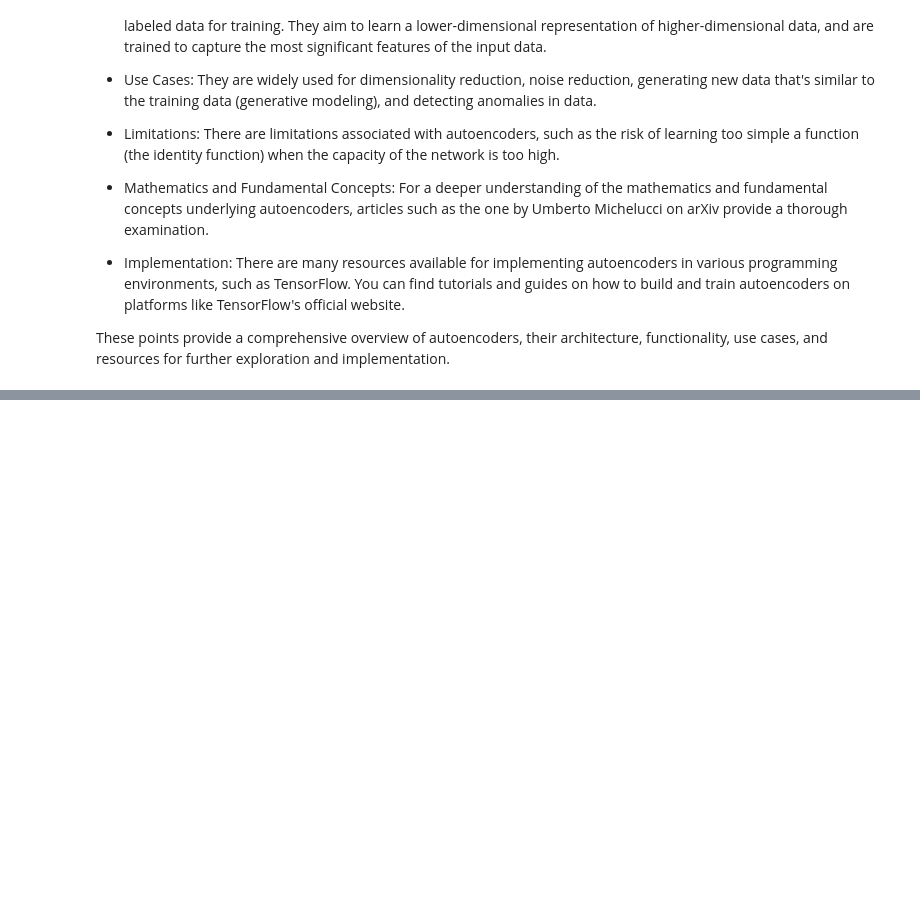
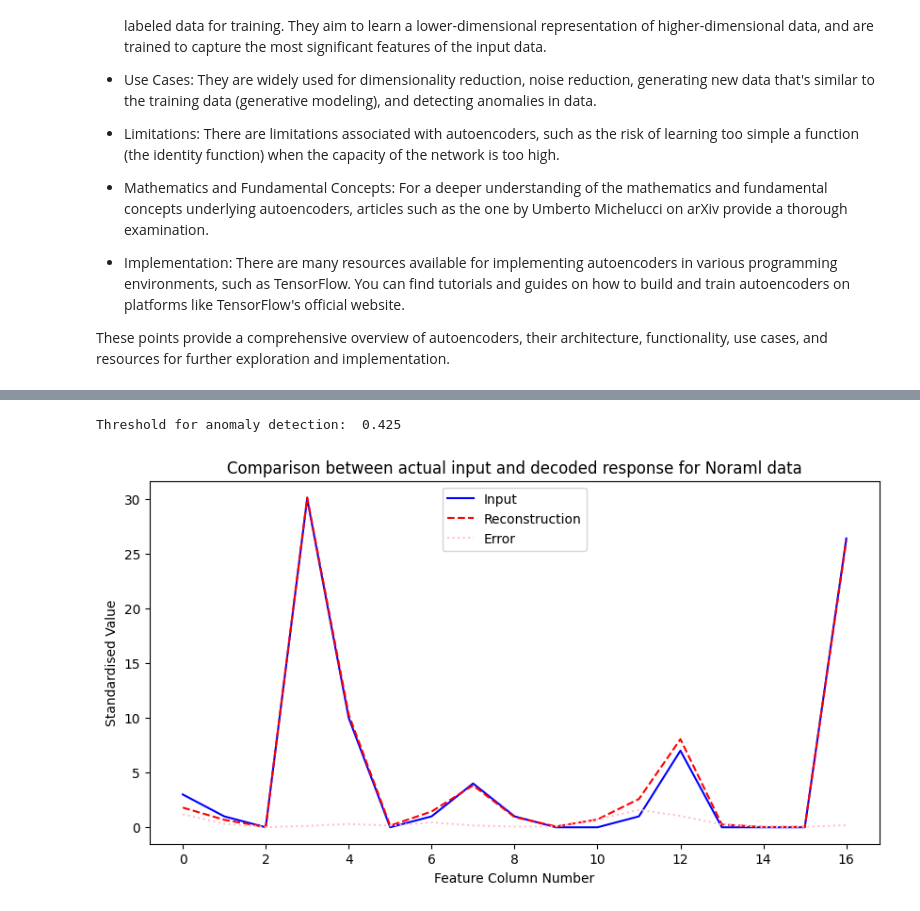
Before and after one commit to yahyamomtaz/Heart-Attack-Project, a Jupyter notebook: Mod_B_colab.ipynb, the cells around one changed output, grey strips where cells are left out. Saved outputs shown, nothing was run; the diff lists cells and outputs as text; code cells hidden in the pictures; blank space fills up the shorter version.

```diff
--- a/Mod_B_colab.ipynb
+++ b/Mod_B_colab.ipynb
@@ -1140,0 +1255,9 @@ print("Threshold: ", threshold)
+# %%
+# Normal Threshold
+threshold = np.mean(train_loss) + np.std(train_loss)
+print("Threshold for anomaly detection: ", round(threshold,3))
+# %% [output]
+Threshold for anomaly detection:  0.425
+# %%
+encoded_data = autoencoder.encoder(normal_test_data).numpy()
+decoded_data = autoencoder.decoder(encoded_data).numpy()
@@ -1140,0 +1267,5 @@ print("Threshold: ", threshold)
+# %%
+# Plot comparison for a random sample from the test set
+plot_comparison(normal_test_data, decoded_data, text='Noraml')
+# %% [output]
+[figure, added]
```
Also changed, not shown: parts of 120 cells of this notebook, 2 other files.
